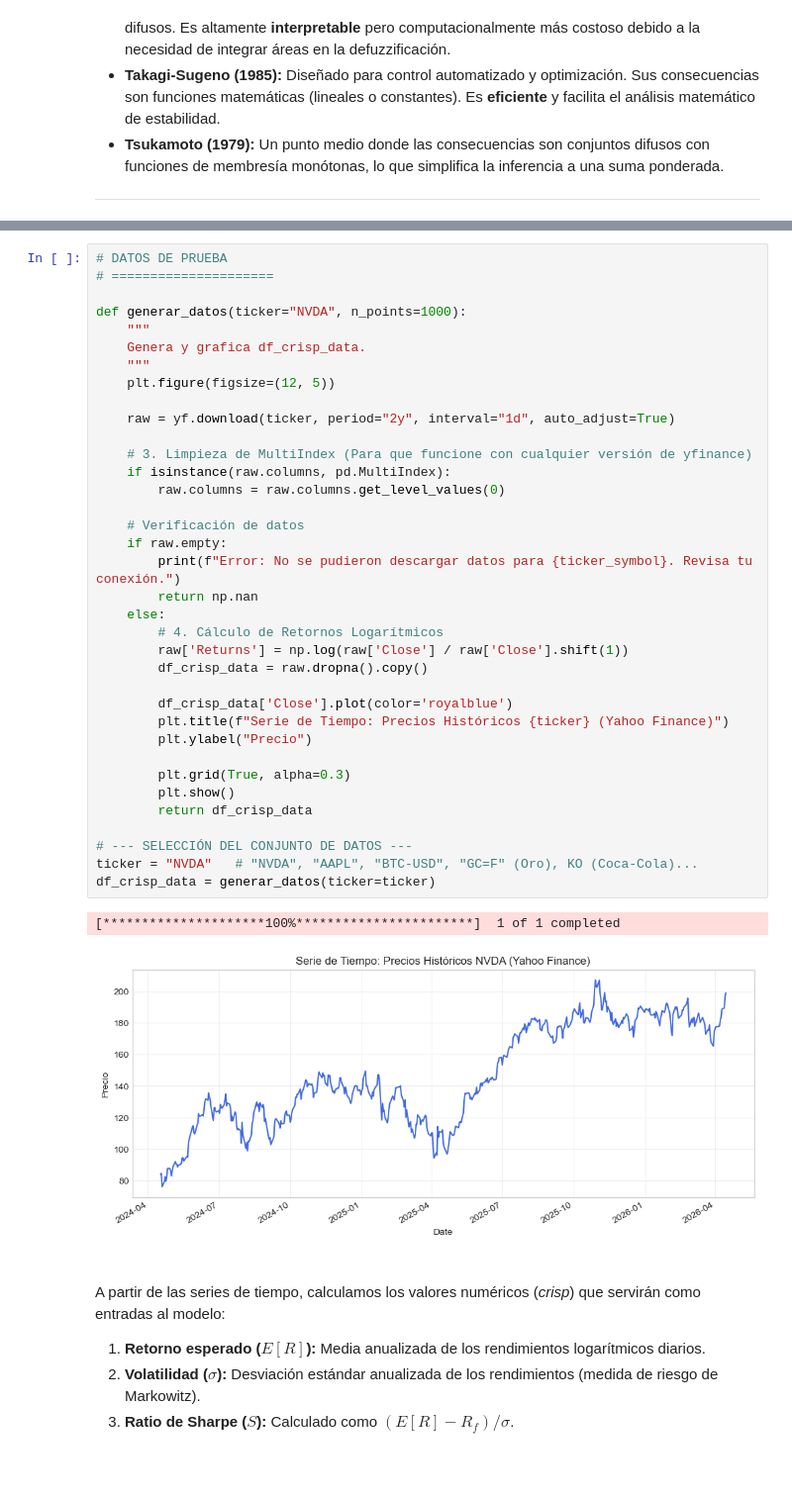
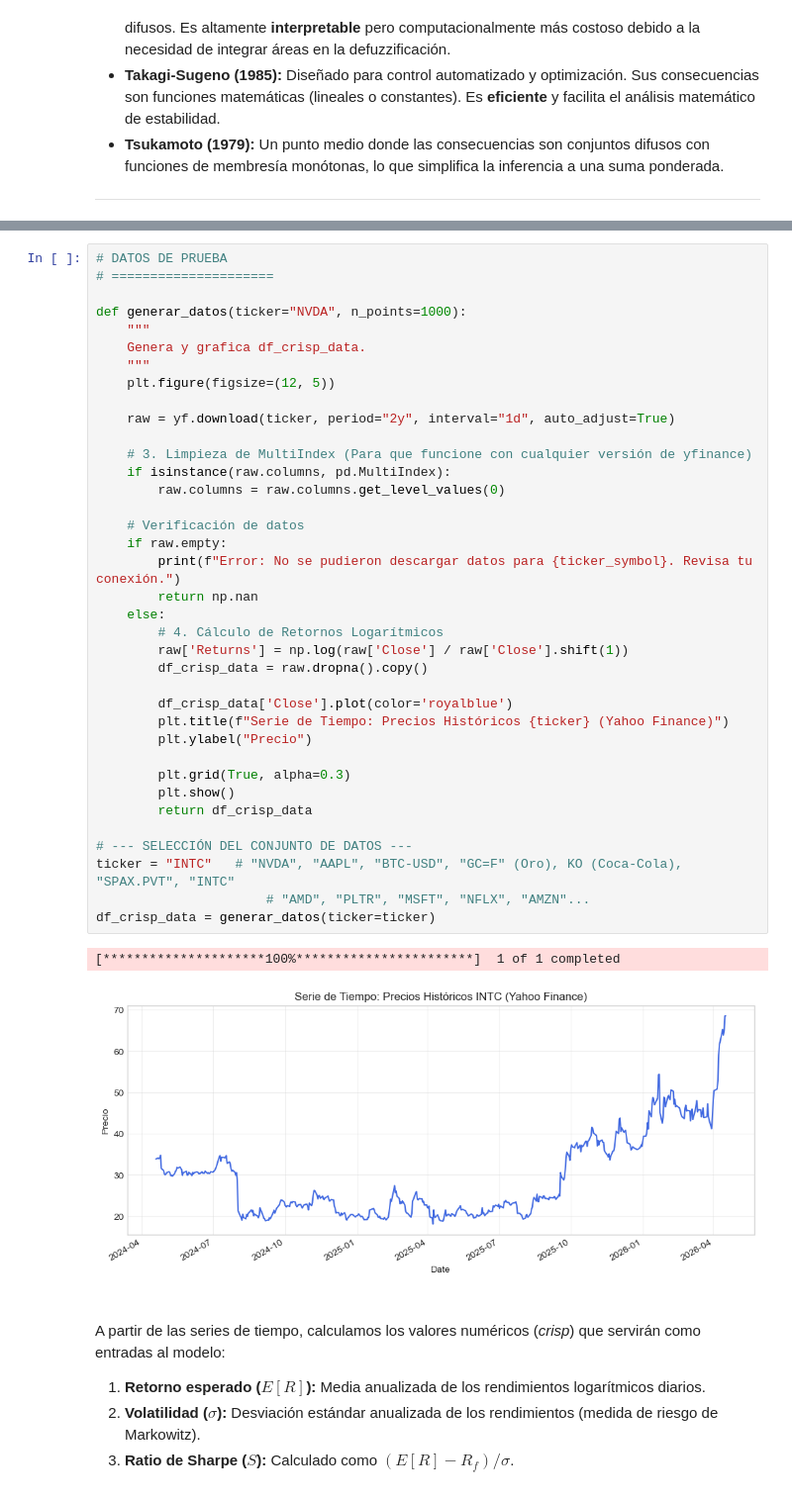
Before and after one commit to RovleZMex/Metaheuristicas-para-Ciencia-de-Datos, a Jupyter notebook: 05_representación_logica_difusa.ipynb, the cells around one changed output, grey strips where cells are left out. Shown at 99% size. Saved outputs shown, nothing was run; the diff lists cells and outputs as text; blank space fills up the shorter version.

```diff
--- a/05_representación_logica_difusa.ipynb
+++ b/05_representación_logica_difusa.ipynb
@@ -1069,35 +1071,36 @@ def generar_datos(ticker="NVDA", n_points=1000):
     """
     plt.figure(figsize=(12, 5))
 
     raw = yf.download(ticker, period="2y", interval="1d", auto_adjust=True)
 
     # 3. Limpieza de MultiIndex (Para que funcione con cualquier versión de yfinance)
     if isinstance(raw.columns, pd.MultiIndex):
         raw.columns = raw.columns.get_level_values(0)
 
     # Verificación de datos
     if raw.empty:
         print(f"Error: No se pudieron descargar datos para {ticker_symbol}. Revisa tu conexión.")
         return np.nan
     else:
         # 4. Cálculo de Retornos Logarítmicos
         raw['Returns'] = np.log(raw['Close'] / raw['Close'].shift(1))
         df_crisp_data = raw.dropna().copy()
 
         df_crisp_data['Close'].plot(color='royalblue')
         plt.title(f"Serie de Tiempo: Precios Históricos {ticker} (Yahoo Finance)")
         plt.ylabel("Precio")
 
         plt.grid(True, alpha=0.3)
         plt.show()
         return df_crisp_data
 
 # --- SELECCIÓN DEL CONJUNTO DE DATOS ---
-ticker = "NVDA"   # "NVDA", "AAPL", "BTC-USD", "GC=F" (Oro), KO (Coca-Cola)...
+ticker = "INTC"   # "NVDA", "AAPL", "BTC-USD", "GC=F" (Oro), KO (Coca-Cola), "SPAX.PVT", "INTC"
+                      # "AMD", "PLTR", "MSFT", "NFLX", "AMZN"...
 df_crisp_data = generar_datos(ticker=ticker)
 # %% [output]
 [*********************100%***********************]  1 of 1 completed
-[figure, old version]
+[figure, new version]
 # %% [markdown]
 <br>
 
```
Also changed, not shown: parts of 15 cells of this notebook.
